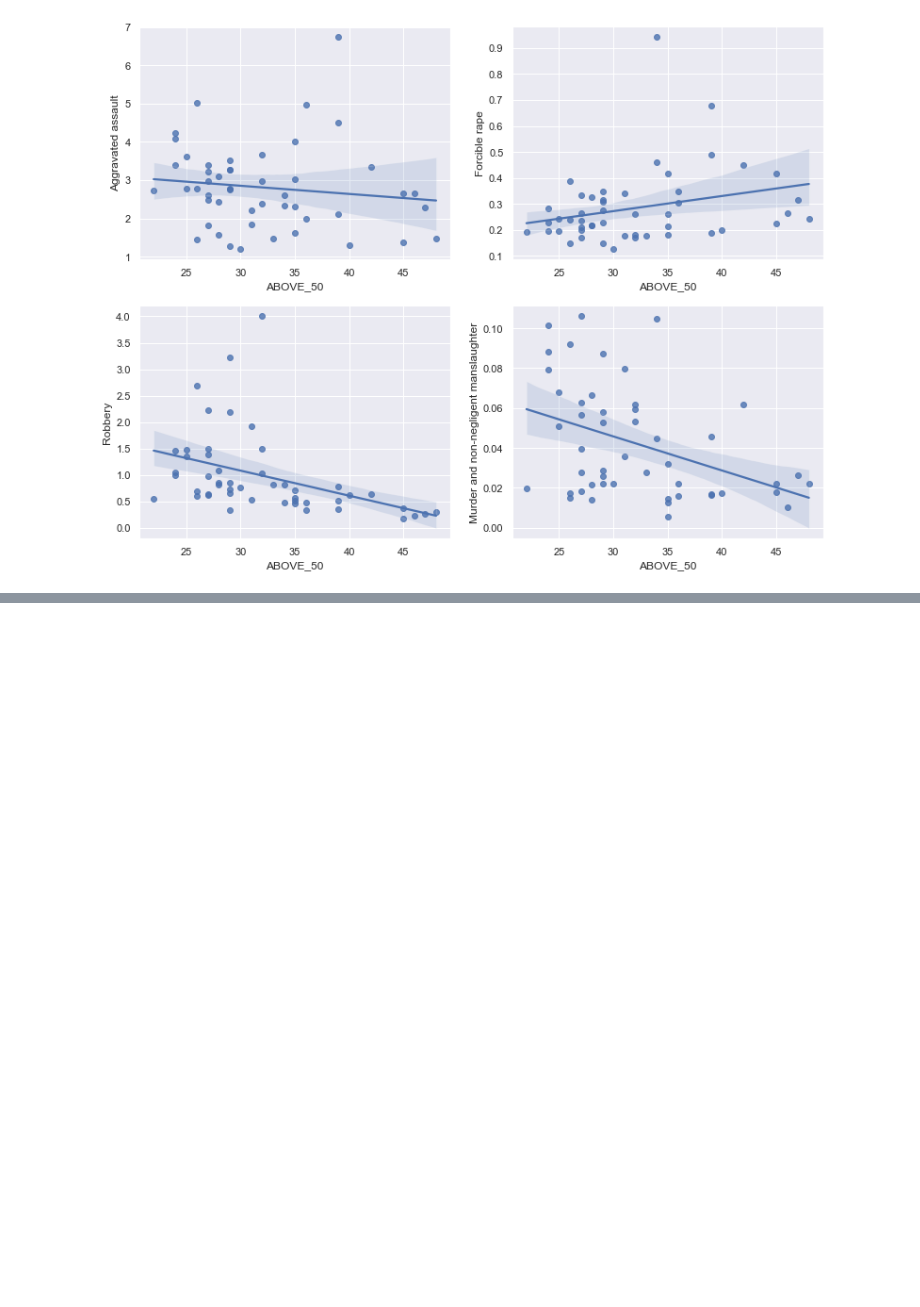
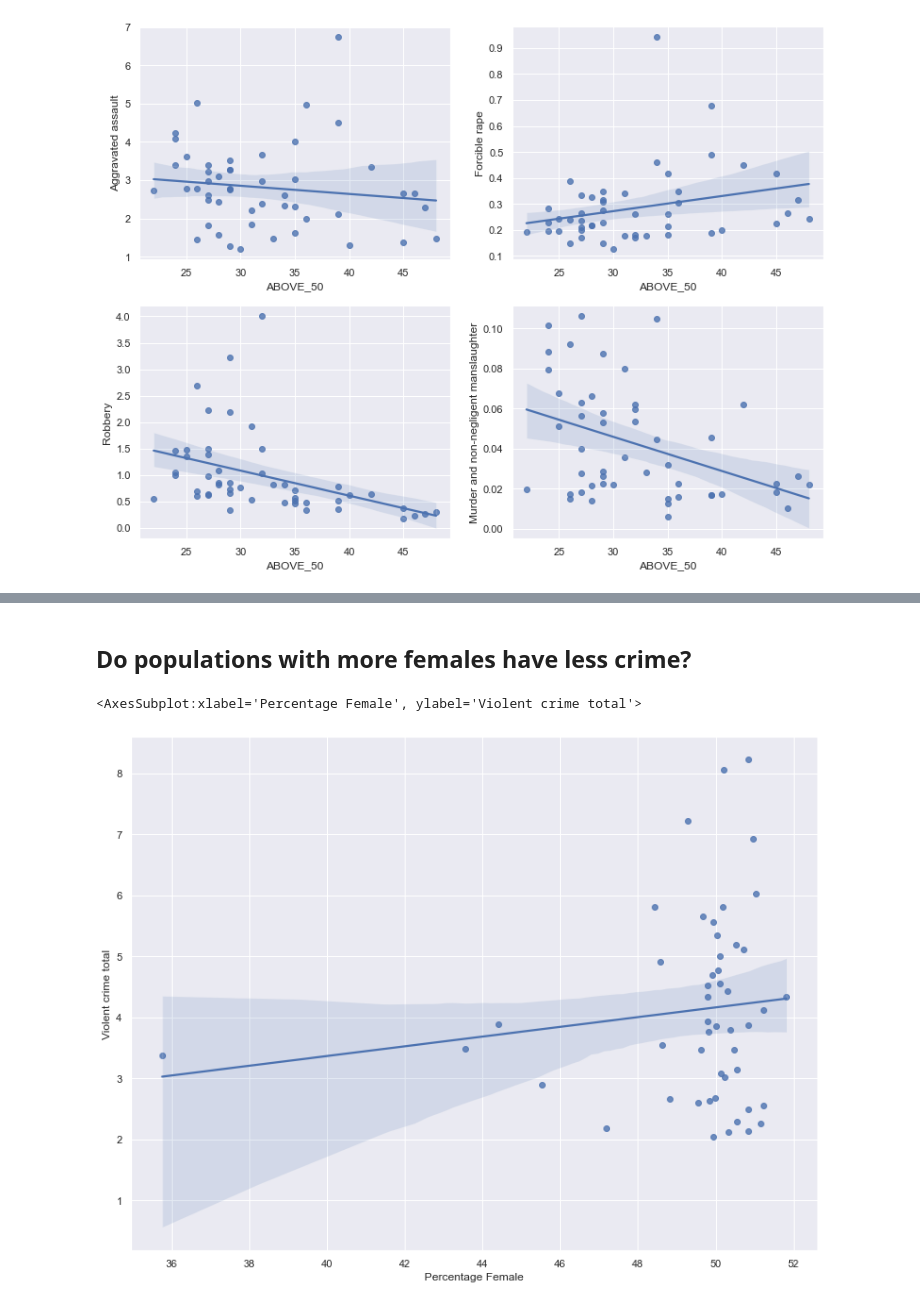
Before and after one commit to jordan-barrett-jm/violent-crime-demographics, a Jupyter notebook: demographics-violent-crime.ipynb, the cells around one changed output, grey strips where cells are left out. Cells and saved outputs as stored; diff of their text form; code cells hidden in the pictures; blank space fills up the shorter version.

```diff
--- a/demographics-violent-crime.ipynb
+++ b/demographics-violent-crime.ipynb
@@ -304,0 +402,7 @@ sns.regplot(x='ABOVE_50', y='Murder and non-negligent manslaughter', data=age_vc
+# %% [markdown]
+## Do populations with more females have less crime?
+# %%
+sns.regplot(x='Percentage Female', y='Violent crime total', data=sex_vc)
+# %% [output]
+<AxesSubplot:xlabel='Percentage Female', ylabel='Violent crime total'>
+[figure, added]
```
Also changed, not shown: parts of 52 cells of this notebook.
